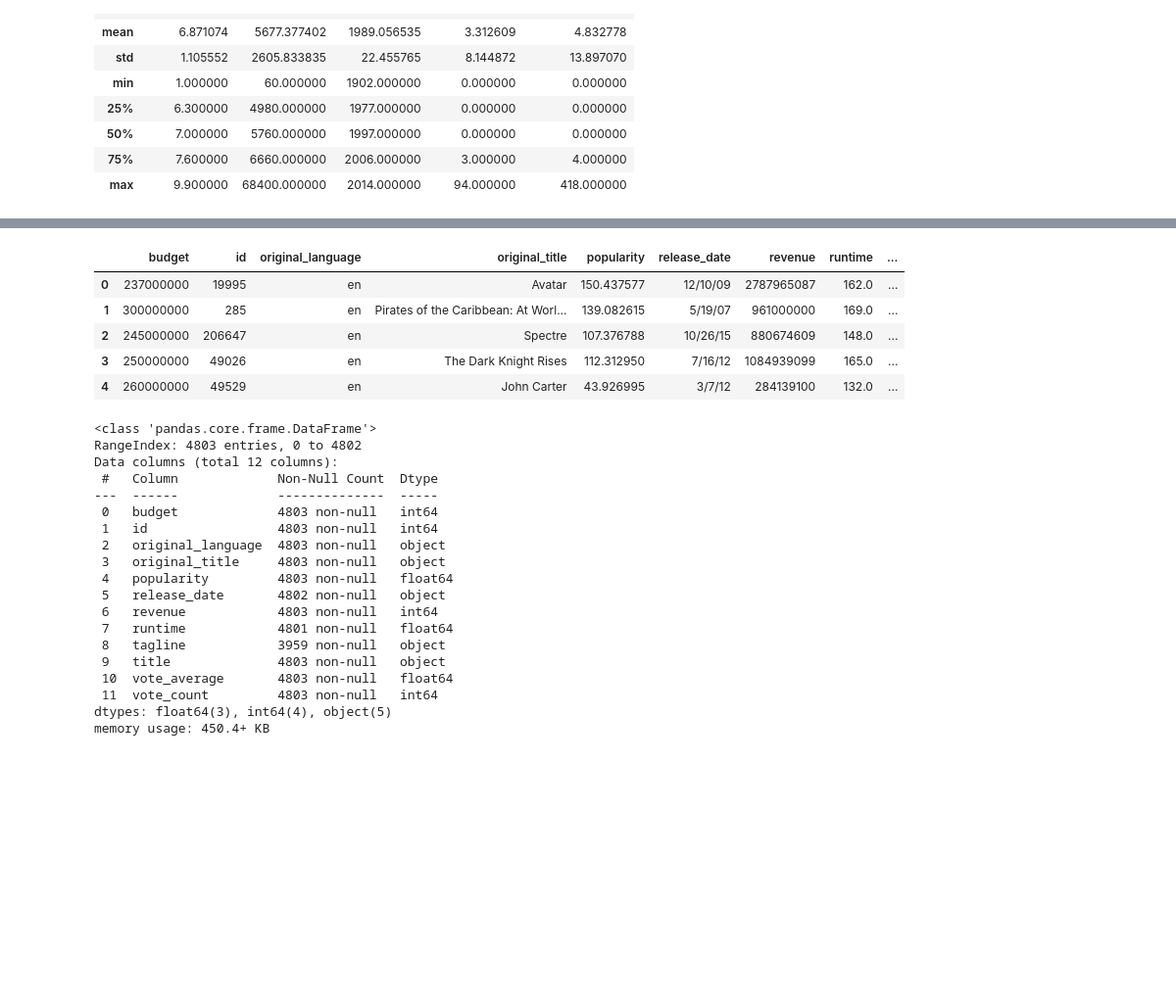
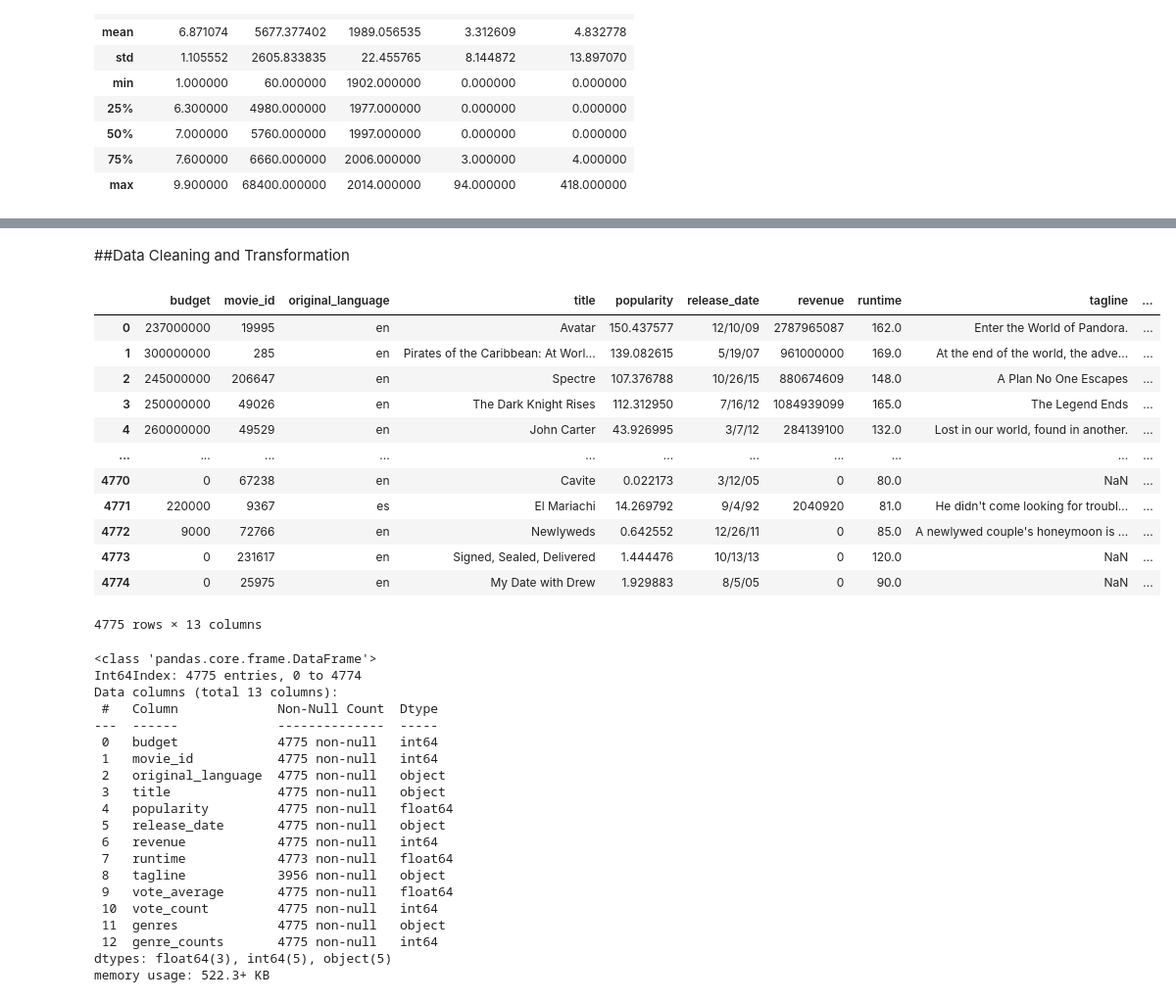
Before and after one commit to canon14/MovieRecommendationModel, a Jupyter notebook: MovieRecommendation.ipynb, the cells around one changed output, grey strips where cells are left out. Shown at 98% size. Saved outputs shown, nothing was run; the diff lists cells and outputs as text; code cells hidden in the pictures; blank space fills up the shorter version.

```diff
--- a/MovieRecommendation.ipynb
+++ b/MovieRecommendation.ipynb
@@ -263,0 +266,5 @@ tmdb_attributes_df = pd.read_csv('/content/tmdb_attributes.csv')
+# %%
+tmdb_attributes_df = pd.read_csv('/content/tmdb_attributes.csv')
+tmdb_genres_df = pd.read_csv('/content/tmdb_genres.csv')
+tmdb_keywords_df = pd.read_csv('/content/tmdb_keywords.csv')
+tmdb_overview_keywords_df = pd.read_csv('/content/tmdb_overview_keywords.csv')
@@ -264,31 +280,57 @@ tmdb_attributes_df = pd.read_csv('/content/tmdb_attributes.csv')
+# %% [markdown]
+##Data Cleaning and Transformation
+# %%
+#Create separate dataframes to group genres (genre count and lists)
+#Genre Count
+genre_count_df = tmdb_genres_df.groupby(['title', 'movieID'],as_index=False).count().rename(columns={'genre' : 'genre_counts'})
+genre_count_df = genre_count_df.drop('Unnamed: 0', axis=1)
+
+#Group Genre into lists
+genre_lists_df = tmdb_genres_df.groupby(['title', 'movieID'])['genre'].apply(list).reset_index(name='genres')
+# %%
+#Join all the created dataframes into tmdb_attributes
+genre_count_lists_df = genre_lists_df.merge(genre_count_df, how='inner', on=['title', 'movieID'])
+
+tmdb_attributes_df = tmdb_attributes_df.merge(genre_count_lists_df, how='inner', left_on='id', right_on='movieID')
+
+#rename and drop columns
+tmdb_attributes_df = tmdb_attributes_df.drop(['title_x', 'title_y', 'movieID'], axis=1).rename(columns={'id': 'movie_id', 'original_title':'title'})
 # %%
-tmdb_attributes_df.head()
+tmdb_attributes_df
 # %% [output]
-|  | budget | id | original_language | original_title | popularity | release_date | revenue | runtime | ... |
-| 0 | 237000000 | 19995 | en | Avatar | 150.437577 | 12/10/09 | 2787965087 | 162.0 | ... |
-| 1 | 300000000 | 285 | en | Pirates of the Caribbean: At Worl... | 139.082615 | 5/19/07 | 961000000 | 169.0 | ... |
-| 2 | 245000000 | 206647 | en | Spectre | 107.376788 | 10/26/15 | 880674609 | 148.0 | ... |
-| 3 | 250000000 | 49026 | en | The Dark Knight Rises | 112.312950 | 7/16/12 | 1084939099 | 165.0 | ... |
-| 4 | 260000000 | 49529 | en | John Carter | 43.926995 | 3/7/12 | 284139100 | 132.0 | ... |
+|  | budget | movie_id | original_language | title | popularity | release_date | revenue | runtime | tagline | ... |
+| 0 | 237000000 | 19995 | en | Avatar | 150.437577 | 12/10/09 | 2787965087 | 162.0 | Enter the World of Pandora. | ... |
+| 1 | 300000000 | 285 | en | Pirates of the Caribbean: At Worl... | 139.082615 | 5/19/07 | 961000000 | 169.0 | At the end of the world, the adve... | ... |
+| 2 | 245000000 | 206647 | en | Spectre | 107.376788 | 10/26/15 | 880674609 | 148.0 | A Plan No One Escapes | ... |
+| 3 | 250000000 | 49026 | en | The Dark Knight Rises | 112.312950 | 7/16/12 | 1084939099 | 165.0 | The Legend Ends | ... |
+| 4 | 260000000 | 49529 | en | John Carter | 43.926995 | 3/7/12 | 284139100 | 132.0 | Lost in our world, found in another. | ... |
+| ... | ... | ... | ... | ... | ... | ... | ... | ... | ... | ... |
+| 4770 | 0 | 67238 | en | Cavite | 0.022173 | 3/12/05 | 0 | 80.0 | NaN | ... |
+| 4771 | 220000 | 9367 | es | El Mariachi | 14.269792 | 9/4/92 | 2040920 | 81.0 | He didn't come looking for troubl... | ... |
+| 4772 | 9000 | 72766 | en | Newlyweds | 0.642552 | 12/26/11 | 0 | 85.0 | A newlywed couple's honeymoon is ... | ... |
+| 4773 | 0 | 231617 | en | Signed, Sealed, Delivered | 1.444476 | 10/13/13 | 0 | 120.0 | NaN | ... |
+| 4774 | 0 | 25975 | en | My Date with Drew | 1.929883 | 8/5/05 | 0 | 90.0 | NaN | ... |
+4775 rows × 13 columns
 # %%
 tmdb_attributes_df.info()
 # %% [output]
 <class 'pandas.core.frame.DataFrame'>
-RangeIndex: 4803 entries, 0 to 4802
-Data columns (total 12 columns):
+Int64Index: 4775 entries, 0 to 4774
+Data columns (total 13 columns):
  #   Column             Non-Null Count  Dtype
 ---  ------             --------------  -----
- 0   budget             4803 non-null   int64
- 1   id                 4803 non-null   int64
- 2   original_language  4803 non-null   object
- 3   original_title     4803 non-null   object
- 4   popularity         4803 non-null   float64
- 5   release_date       4802 non-null   object
- 6   revenue            4803 non-null   int64
- 7   runtime            4801 non-null   float64
- 8   tagline            3959 non-null   object
- 9   title              4803 non-null   object
- 10  vote_average       4803 non-null   float64
- 11  vote_count         4803 non-null   int64
-dtypes: float64(3), int64(4), object(5)
-memory usage: 450.4+ KB
+ 0   budget             4775 non-null   int64
+ 1   movie_id           4775 non-null   int64
+ 2   original_language  4775 non-null   object
+ 3   title              4775 non-null   object
+ 4   popularity         4775 non-null   float64
+ 5   release_date       4775 non-null   object
+ 6   revenue            4775 non-null   int64
+ 7   runtime            4773 non-null   float64
+ 8   tagline            3956 non-null   object
+ 9   vote_average       4775 non-null   float64
+ 10  vote_count         4775 non-null   int64
+ 11  genres             4775 non-null   object
+ 12  genre_counts       4775 non-null   int64
+dtypes: float64(3), int64(5), object(5)
+memory usage: 522.3+ KB
```
Also changed, not shown: parts of 15 cells of this notebook.
